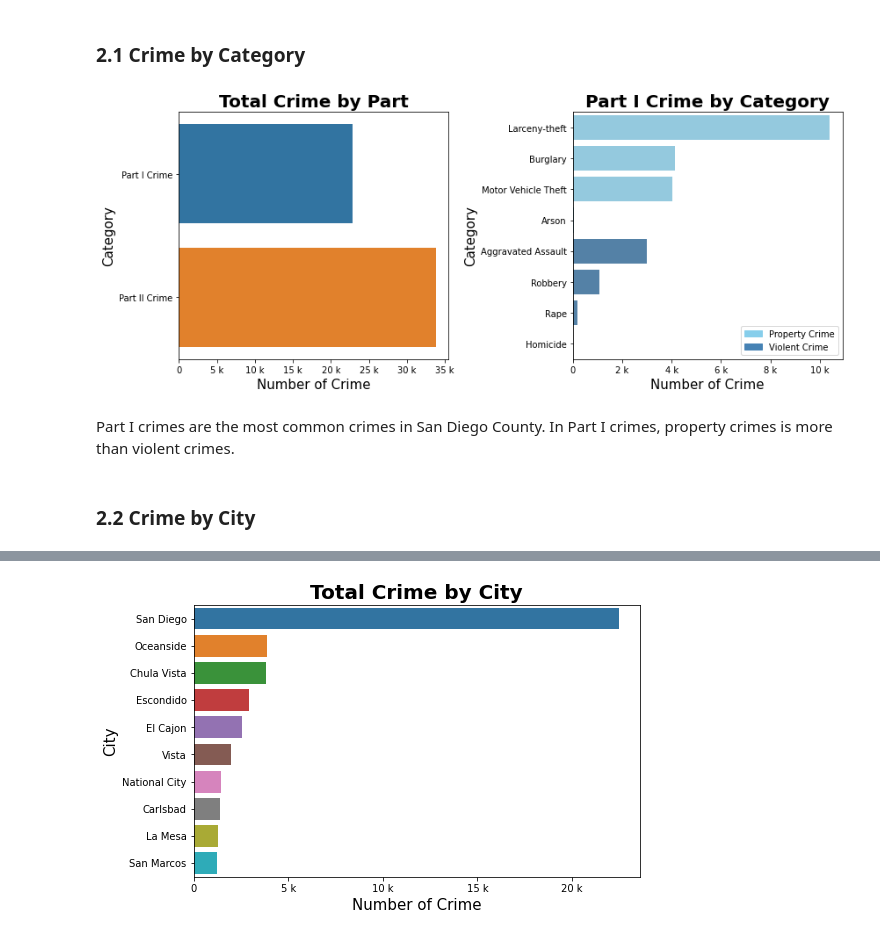
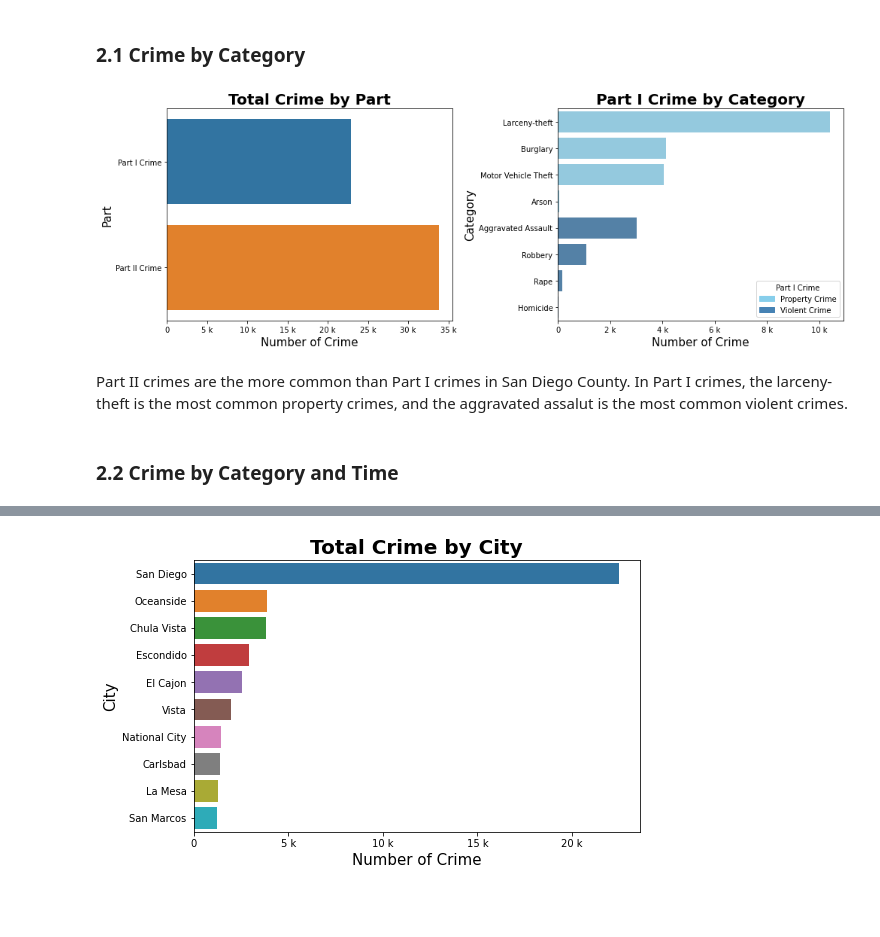
Before and after one commit to tingyiwu714/san-diego-crime-analysis, a Jupyter notebook: Spark_SD_Crime.ipynb, the cells around one changed output, grey strips where cells are left out. Cells and saved outputs as stored; diff of their text form; code cells hidden in the pictures; blank space fills up the shorter version.

Commit message:
Updated crime by time plots

```diff
--- a/Spark_SD_Crime.ipynb
+++ b/Spark_SD_Crime.ipynb
@@ -275,7 +276,8 @@ df = df.withColumn('year', year(df.date))\
        .withColumn('month', month(df.date))\
        .withColumn('day', dayofmonth(df.date))\
        .withColumn('hour', hour(df.date))\
-       .withColumn('day_of_week', dayofweek (df.date))
+       .withColumn('week', weekofyear(df.date))\
+       .withColumn('day_of_week', dayofweek(df.date))
 # %%
 # Calculate date converting rate
 date_rate = df.filter(df.date.isNotNull()).count() / df.count()
@@ -505,31 +507,32 @@ df_category = df.select("category", "sub_part").where(df.category != "Part II Cr
 # %%
+# Visualize the result
 crime_pd_df1 = df_crime_part.toPandas()
 crime_pd_df2 = df_category.toPandas()
 
-fig, (ax1, ax2) = plt.subplots(1,2,figsize=(12,5))
+fig, (ax1, ax2) = plt.subplots(1,2,figsize=(14,5))
 
 ax1 = sns.barplot(y="part", x="count", data=crime_pd_df1, ax=ax1)
 ax1.set_title('Total Crime by Part', fontsize=20, fontweight='bold')
 ax1.set_xlabel('Number of Crime', fontsize=15)
-ax1.set_ylabel('Category', fontsize=15)
+ax1.set_ylabel('Part', fontsize=15)
 ax1.xaxis.set_major_formatter(EngFormatter())
 
 ax2 = sns.barplot(y="category", x="count", data=crime_pd_df2, palette=['skyblue'] * 4 + ['steelblue'] * 4, order=prop+vio, ax=ax2)
 ax2.set_title('Part I Crime by Category', fontsize=20, fontweight='bold')
 ax2.set_xlabel('Number of Crime', fontsize=15)
 ax2.set_ylabel('Category', fontsize=15)
 ax2.xaxis.set_major_formatter(EngFormatter())
 # Set legend
 prop_leg = mpatches.Patch(color='skyblue', label='Property Crime')
 vio_leg = mpatches.Patch(color='steelblue', label='Violent Crime')
-plt.legend(handles=[prop_leg, vio_leg], loc='lower right')
+plt.legend(handles=[prop_leg, vio_leg], loc='lower right', title="Part I Crime")
 
 fig.tight_layout()
 
 plt.show()
 # %% [output]
-[figure, old version]
+[figure, new version]
 # %% [markdown]
-Part I crimes are the most common crimes in San Diego County. In Part I crimes, property crimes is more than violent crimes.
+Part II crimes are the more common than Part I crimes in San Diego County. In Part I crimes, the larceny-theft is the most common property crimes, and the aggravated assalut is the most common violent crimes.
 # %% [markdown]
-### 2.2 Crime by City
+### 2.2 Crime by Category and Time
```
Also changed, not shown: parts of 26 cells of this notebook.
